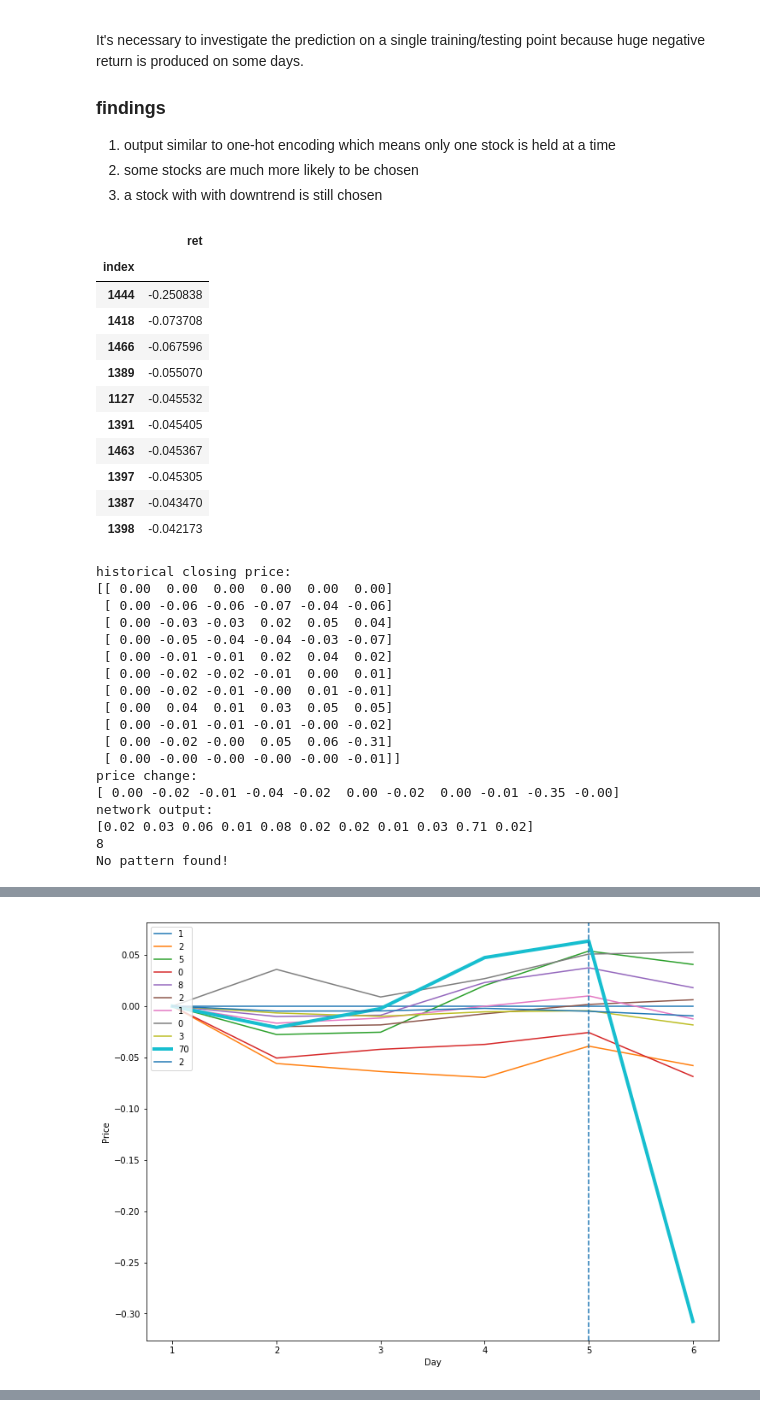
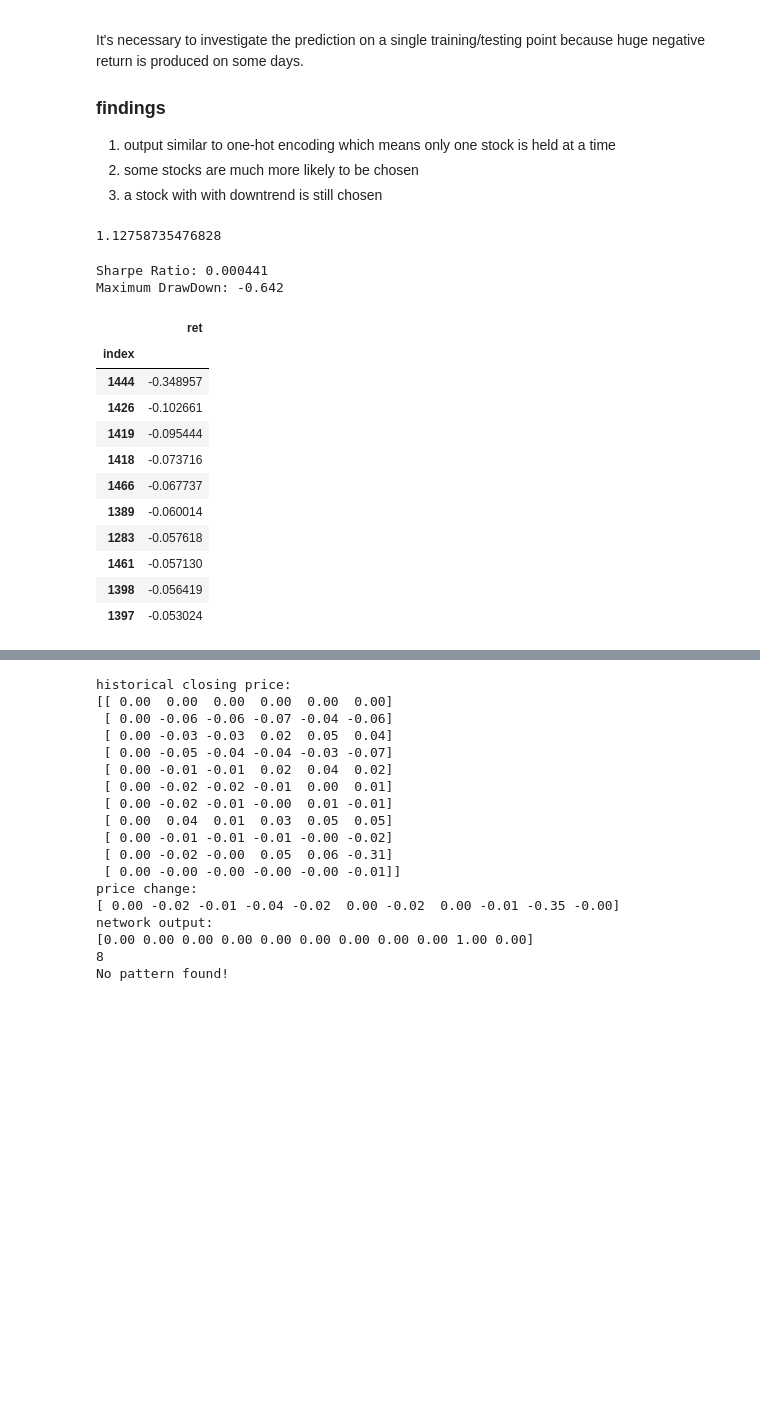
Before and after one commit to yanxurui/portfolio, a Jupyter notebook: analysis.ipynb, the cells around one changed output, grey strips where cells are left out. Cells and saved outputs as stored; diff of their text form; code cells hidden in the pictures; blank space fills up the shorter version.

```diff
--- a/analysis.ipynb
+++ b/analysis.ipynb
@@ -47,7 +47,7 @@ def backtest_plot(save_dirs):
 def expand_dir(save_dir):
     return [os.path.join(save_dir, sub) for sub in next(os.walk(save_dir))[1]]
 
-save_dir = Path('exp/output/temperature')
+save_dir = Path('exp/baseline')
 fig1 = train_plot(save_dir)
 fig2 = backtest_plot([save_dir])
 # %% [output]
@@ -63,6 +63,10 @@ It's necessary to investigate the prediction on a single training/testing point
 1. output similar to one-hot encoding which means only one stock is held at a time
 2. some stocks are much more likely to be chosen
 3. a stock with with downtrend is still chosen
+# %%
+max(test_summary['ret']+1)
+# %% [output]
+1.12758735476828
 # %%
 import os
 from pathlib import Path
@@ -108,6 +112,13 @@ def pattern(X):
         print('No pattern found!')
 
 def case(save_dir, k=0):
+    # compute sharpe ratio and max drawdown
+    ret = test_summary['ret']
+    SR = ret.mean()/ret.std() # std=0, almost impossible
+    ret = (ret + 1).cumprod()
+    MD = -np.max(1 - ret/np.maximum.accumulate(ret))
+    print('Sharpe Ratio: {:.3}\nMaximum DrawDown: {:.3}'.format(SR, MD))
+
     # find extreme examples
     top = test_summary.sort_values(by='ret')
     display(top.head(10))
@@ -129,10 +140,6 @@ def case(save_dir, k=0):
     print("network output:\n{}".format(output))
 
     # plot
-    # raw output distribution
-    asset_num = X.shape[1]
-    _ = test_output.hist(figsize=(min(asset_num*4, 12), (asset_num//3+1)*3))
-
     fig, ax = plt.subplots(figsize=(12, 9))
     ax.set_xlabel('Day')
     ax.set_ylabel('Price')
@@ -146,59 +153,43 @@ def case(save_dir, k=0):
             ax.plot(df[c], label='{:d}'.format(int(weights[i]*100)), linewidth=4.0)
         else:
             ax.plot(df[c], label='{:d}'.format(int(weights[i]*100)))
     ax.axvline(df.index[-2], linestyle='--')
     ax.legend(loc='upper left')
 
     # access data_raw directly instead of using X in order to get date and raw price
     if data.cash and stock_idx!=0:
         stock_idx -= 1
     print(stock_idx)
     best_stock = data.stocks[stock_idx]
     OHLC = data.data_raw.iloc[begin:end].loc[:,idx[['Open', 'High', 'Low', 'Close'], best_stock]]
     OHLC.columns = OHLC.columns.droplevel(1)
     OHLC.reset_index(inplace=True)
     OHLC.Date = date2num(OHLC.Date)
     candle(OHLC.values, title='Candlesticks of the most weighted stock')
 
     pattern(OHLC.iloc[:-1])
 
 # restart the kernel after changing dir
-save_dir = Path('exp/output/temperature')
+save_dir = Path('exp/baseline')
 os.environ['CONFIG_LOCAL_DIR'] = str(save_dir)
 from config_global import data
 from main import allocate
 test_summary = pd.read_csv(save_dir.joinpath('test_summary.csv'), index_col='index')
 test_output = pd.read_csv(save_dir.joinpath('test_output.csv'), index_col=0)
 
 case(save_dir, 0)
 # %% [output]
+Sharpe Ratio: 0.000441
+Maximum DrawDown: -0.642
 |  | ret |
 | index |  |
-| 1444 | -0.250838 |
-| 1418 | -0.073708 |
-| 1466 | -0.067596 |
-| 1389 | -0.055070 |
-| 1127 | -0.045532 |
-| 1391 | -0.045405 |
-| 1463 | -0.045367 |
-| 1397 | -0.045305 |
-| 1387 | -0.043470 |
-| 1398 | -0.042173 |
+| 1444 | -0.348957 |
+| 1426 | -0.102661 |
+| 1419 | -0.095444 |
+| 1418 | -0.073716 |
+| 1466 | -0.067737 |
+| 1389 | -0.060014 |
+| 1283 | -0.057618 |
+| 1461 | -0.057130 |
+| 1398 | -0.056419 |
+| 1397 | -0.053024 |
-historical closing price:
-[[ 0.00  0.00  0.00  0.00  0.00  0.00]
- [ 0.00 -0.06 -0.06 -0.07 -0.04 -0.06]
- [ 0.00 -0.03 -0.03  0.02  0.05  0.04]
- [ 0.00 -0.05 -0.04 -0.04 -0.03 -0.07]
- [ 0.00 -0.01 -0.01  0.02  0.04  0.02]
- [ 0.00 -0.02 -0.02 -0.01  0.00  0.01]
- [ 0.00 -0.02 -0.01 -0.00  0.01 -0.01]
- [ 0.00  0.04  0.01  0.03  0.05  0.05]
- [ 0.00 -0.01 -0.01 -0.01 -0.00 -0.02]
- [ 0.00 -0.02 -0.00  0.05  0.06 -0.31]
- [ 0.00 -0.00 -0.00 -0.00 -0.00 -0.01]]
-price change:
-[ 0.00 -0.02 -0.01 -0.04 -0.02  0.00 -0.02  0.00 -0.01 -0.35 -0.00]
-network output:
-[0.02 0.03 0.06 0.01 0.08 0.02 0.02 0.01 0.03 0.71 0.02]
-8
-No pattern found!
@@ -206 +195,0 @@ No pattern found!
-[figure, removed]
@@ -207,0 +196,18 @@ No pattern found!
+historical closing price:
+[[ 0.00  0.00  0.00  0.00  0.00  0.00]
+ [ 0.00 -0.06 -0.06 -0.07 -0.04 -0.06]
+ [ 0.00 -0.03 -0.03  0.02  0.05  0.04]
+ [ 0.00 -0.05 -0.04 -0.04 -0.03 -0.07]
+ [ 0.00 -0.01 -0.01  0.02  0.04  0.02]
+ [ 0.00 -0.02 -0.02 -0.01  0.00  0.01]
+ [ 0.00 -0.02 -0.01 -0.00  0.01 -0.01]
+ [ 0.00  0.04  0.01  0.03  0.05  0.05]
+ [ 0.00 -0.01 -0.01 -0.01 -0.00 -0.02]
+ [ 0.00 -0.02 -0.00  0.05  0.06 -0.31]
+ [ 0.00 -0.00 -0.00 -0.00 -0.00 -0.01]]
+price change:
+[ 0.00 -0.02 -0.01 -0.04 -0.02  0.00 -0.02  0.00 -0.01 -0.35 -0.00]
+network output:
+[0.00 0.00 0.00 0.00 0.00 0.00 0.00 0.00 0.00 1.00 0.00]
+8
+No pattern found!
```
Also changed, not shown: parts of 3 cells of this notebook.
